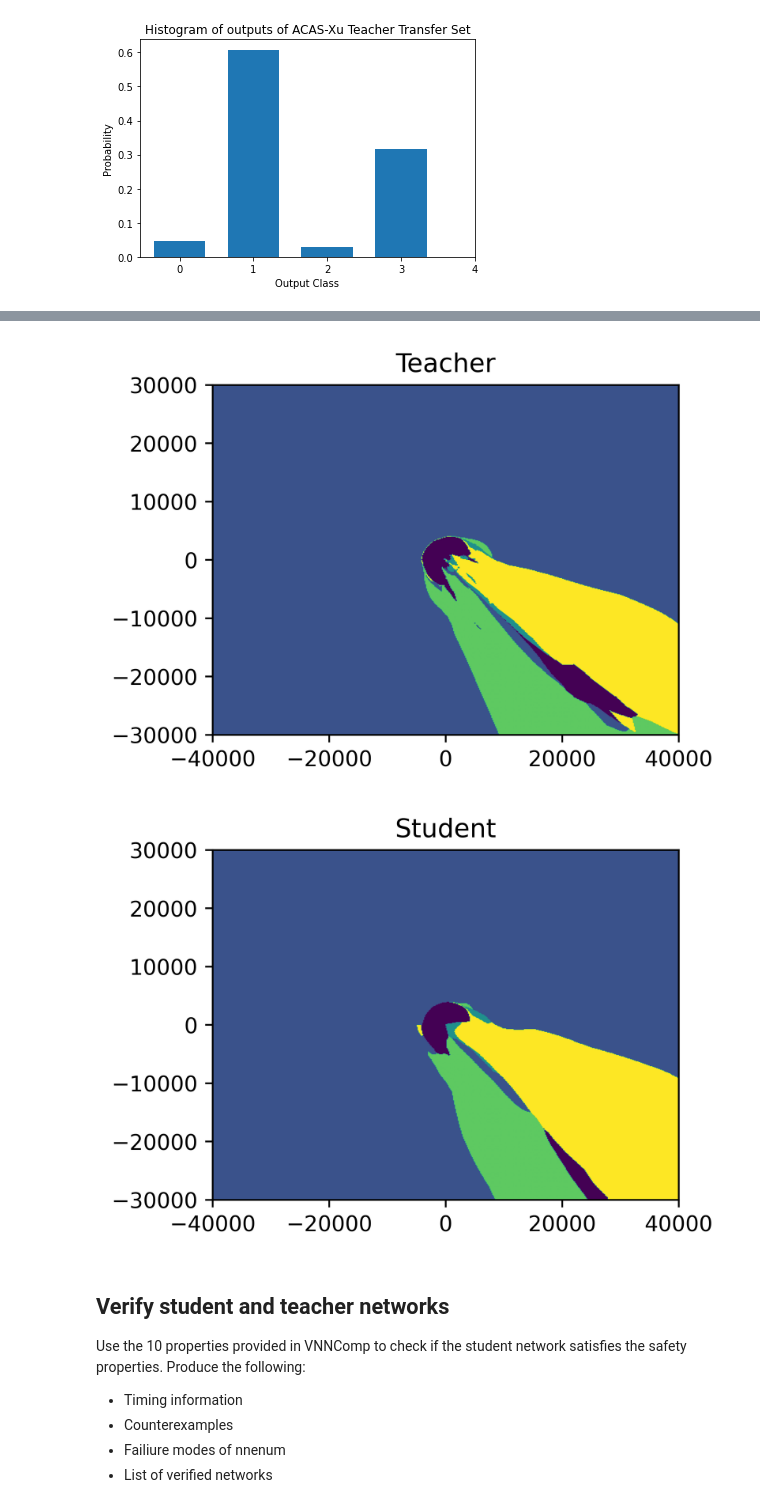
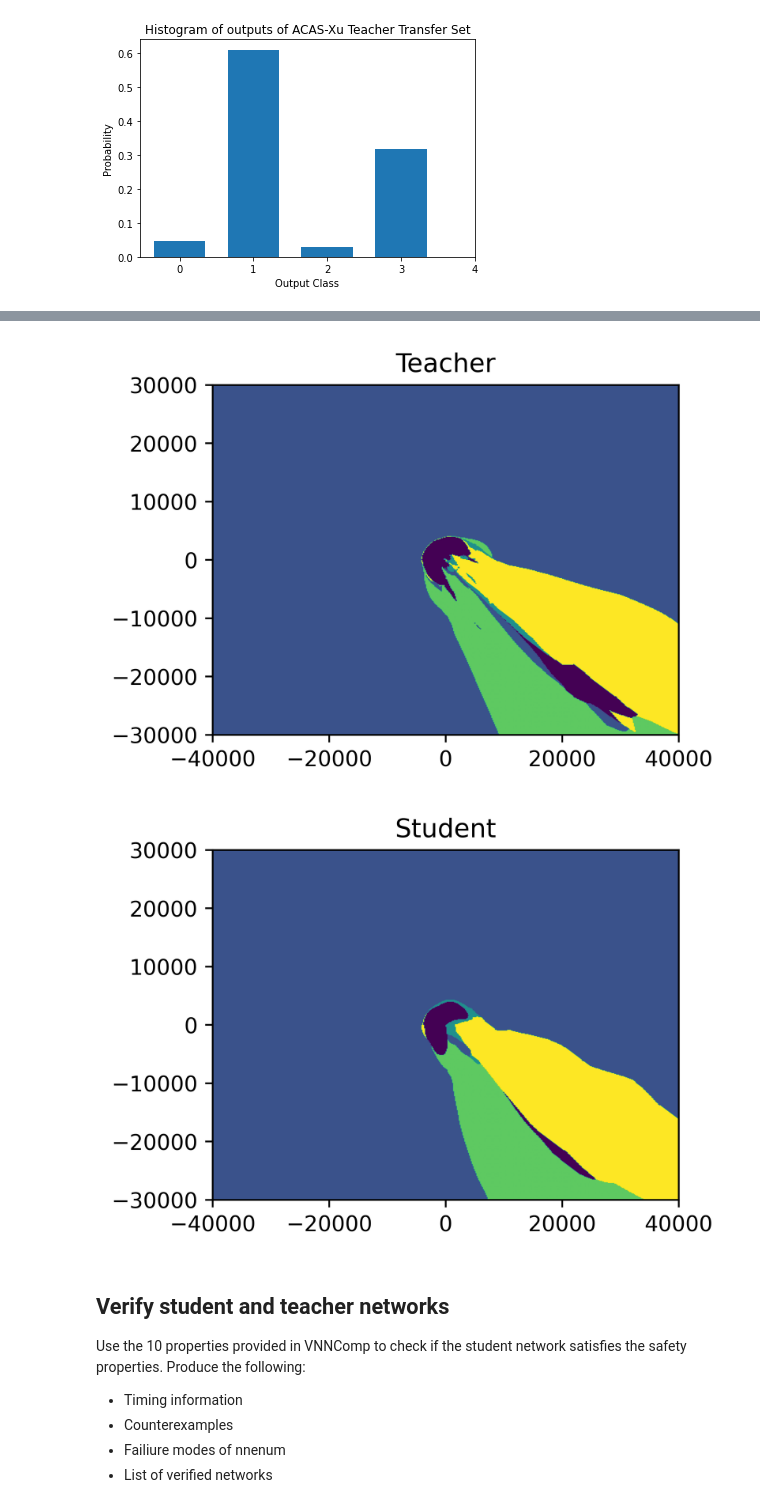
Before and after one commit to jordanperr/masters-thesis, a Jupyter notebook: notebooks/thesis_figures/acasxu-distillation.ipynb, the cells around one changed output, grey strips where cells are left out. Drawn from its saved outputs; the diff is of its cells as text; code cells hidden in the pictures.

Commit message:
updated pipeline to use categorical cross entropy loss, route outputs to custom folder, and started the config files for the final two runs

```diff
--- a/notebooks/thesis_figures/acasxu-distillation.ipynb
+++ b/notebooks/thesis_figures/acasxu-distillation.ipynb
@@ -48,14 +45,13 @@ To enable them in other operations, rebuild TensorFlow with the appropriate comp
+# %%
+acas_xu = load_vnncomp_2021_acasxu_network(tau=1, a_prev=1, path="../../data/acasxu")
 # %% [markdown]
 ## Train student network using Data-Free Distillation
 # %%
-## Generate synthetic dataset using a random distribution.
+## Generate synthetic training dataset using a random distribution.
 num_synthetic_points = 2**16
 
-synthetic_inputs_axasxu = (rng.random((num_synthetic_points,1,1,5),dtype="float32")-0.5)
-onnx_outputs = acas_xu.run(synthetic_inputs_axasxu)
-
-synthetic_inputs = synthetic_inputs_axasxu.reshape((num_synthetic_points,5))
-synthetic_outputs = onnx_outputs.linear_7_Add
+synthetic_inputs = (rng.random((num_synthetic_points,5),dtype="float32")-0.5)
+synthetic_outputs = acas_xu.run(synthetic_inputs)
 # %%
 plt.hist(np.argmax(synthetic_outputs, axis=1), bins=[0,1,2,3,4], align="left", rwidth=0.7, density=True)
 plt.xticks([0,1,2,3,4])
@@ -158,0 +64,7 @@ plt.plot(student_model.history.history["sparse_categorical_accuracy"])
+# %%
+student, history = distill_using_only_crossentropy_loss(acas_xu,
+    n_synthetic_data_points=2**16,
+    synthetic_data_sampling="random_iid",
+    hidden_layer_width=50,
+    num_hidden_layers=3,
+    verbose=2)
@@ -182,13 +122,13 @@ inputs_here = [rr.flatten(), # Distance between ownship and intruder
 means_for_scaling = [19791.091, 0.0, 0.0, 650.0, 600.0, 7.5188840201005975]
 range_for_scaling = [60261.0, 6.28318530718, 6.28318530718, 1100.0, 1200.0]
 
-coords = np.zeros(shape=(nx*ny,1,1,5),dtype="float32")
+coords = np.zeros(shape=(nx*ny,5),dtype="float32")
 for i in range(5):
-    coords[:,0,0,i] = (inputs_here[i] - means_for_scaling[i])/range_for_scaling[i]
+    coords[:,i] = (inputs_here[i] - means_for_scaling[i])/range_for_scaling[i]
 
 
-teacher_image = acas_xu.run(coords).linear_7_Add.argmax(axis=1)
-student_image = student_model.predict(coords.reshape(nx*ny,5)).argmax(axis=1)
+teacher_image = acas_xu.run(coords).argmax(axis=1)
+student_image = student.predict(coords).argmax(axis=1)
 
 
 extent = -40000, 40000, -30000, 30000
@@ -206,5 +146,5 @@ plt.show()
 [figure]
-[figure, old version]
+[figure, new version]
 # %% [markdown]
 ## Verify student and teacher networks
 
```
Also changed, not shown: parts of 11 cells of this notebook, 10 other files.
